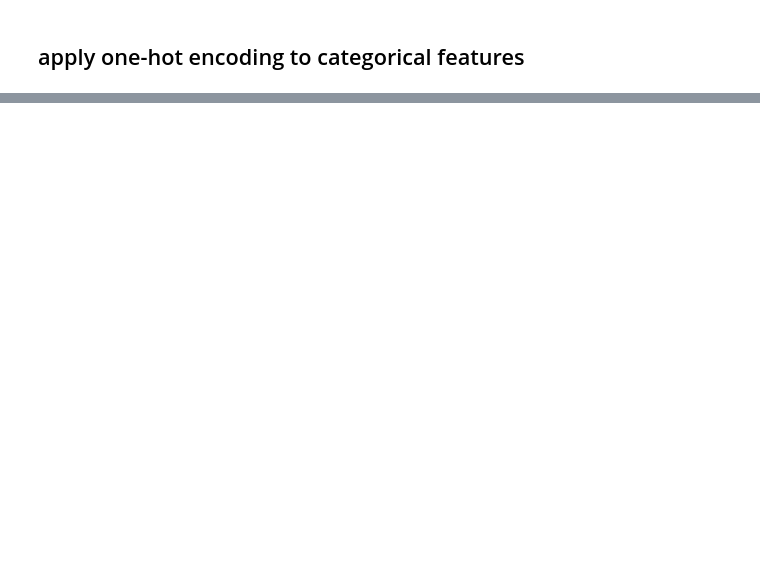
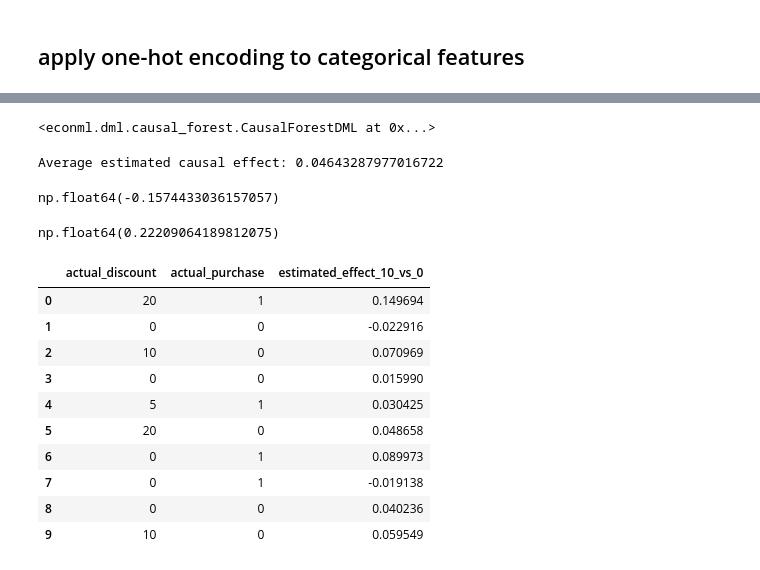
Before and after one commit to kanishka-80/EconoCausal, a Jupyter notebook: ML/EconoCausal_project.ipynb, the cells around one changed output, grey strips where cells are left out. Saved outputs shown, nothing was run; the diff lists cells and outputs as text; code cells hidden in the pictures; blank space fills up the shorter version.

```diff
--- a/ML/EconoCausal_project.ipynb
+++ b/ML/EconoCausal_project.ipynb
@@ -132,7 +348,7 @@ X_train,X_test,T_train,T_test,y_train,y_test=train_test_split(
     X,T,y,
     test_size=0.2,
     random_state=42,
-    stratify=y
+    stratify=T
 )
 # %%
 X_train
@@ -181,10 +464,46 @@ random_state=42
 dml_model.fit(
     Y=np.asarray(y_train).ravel(),
     T=np.asarray(T_train).ravel(),
-    X=X_train_scaled
+    X=X_train
 )
+# %% [output]
+<econml.dml.causal_forest.CausalForestDML at 0x...>
 # %%
 ite_10=dml_model.effect(
-    X_test_scaled,T0=0,T1=10
+    X_test,T0=0,T1=10
 )
 print("Average estimated causal effect:", ite_10.mean())
+# %% [output]
+Average estimated causal effect: 0.04643287977016722
+# %%
+ite_10.min()
+# %% [output]
+np.float64(-0.1574433036157057)
+# %%
+ite_10.max()
+# %% [output]
+np.float64(0.22209064189812075)
+# %%
+results = pd.DataFrame(
+    {
+    "actual_discount": T_test.to_numpy(),
+    "actual_purchase": y_test.to_numpy(),
+    "estimated_effect_10_vs_0": np.asarray(ite_10).ravel()
+})
+display(results.head(10))
+results.to_csv(
+    "econocausal_test_customer_effects.csv",
+    index=False
+)
+# %% [output]
+|  | actual_discount | actual_purchase | estimated_effect_10_vs_0 |
+| 0 | 20 | 1 | 0.149694 |
+| 1 | 0 | 0 | -0.022916 |
+| 2 | 10 | 0 | 0.070969 |
+| 3 | 0 | 0 | 0.015990 |
+| 4 | 5 | 1 | 0.030425 |
+| 5 | 20 | 0 | 0.048658 |
+| 6 | 0 | 1 | 0.089973 |
+| 7 | 0 | 1 | -0.019138 |
+| 8 | 0 | 0 | 0.040236 |
+| 9 | 10 | 0 | 0.059549 |
```
Also changed, not shown: parts of 39 cells of this notebook.
